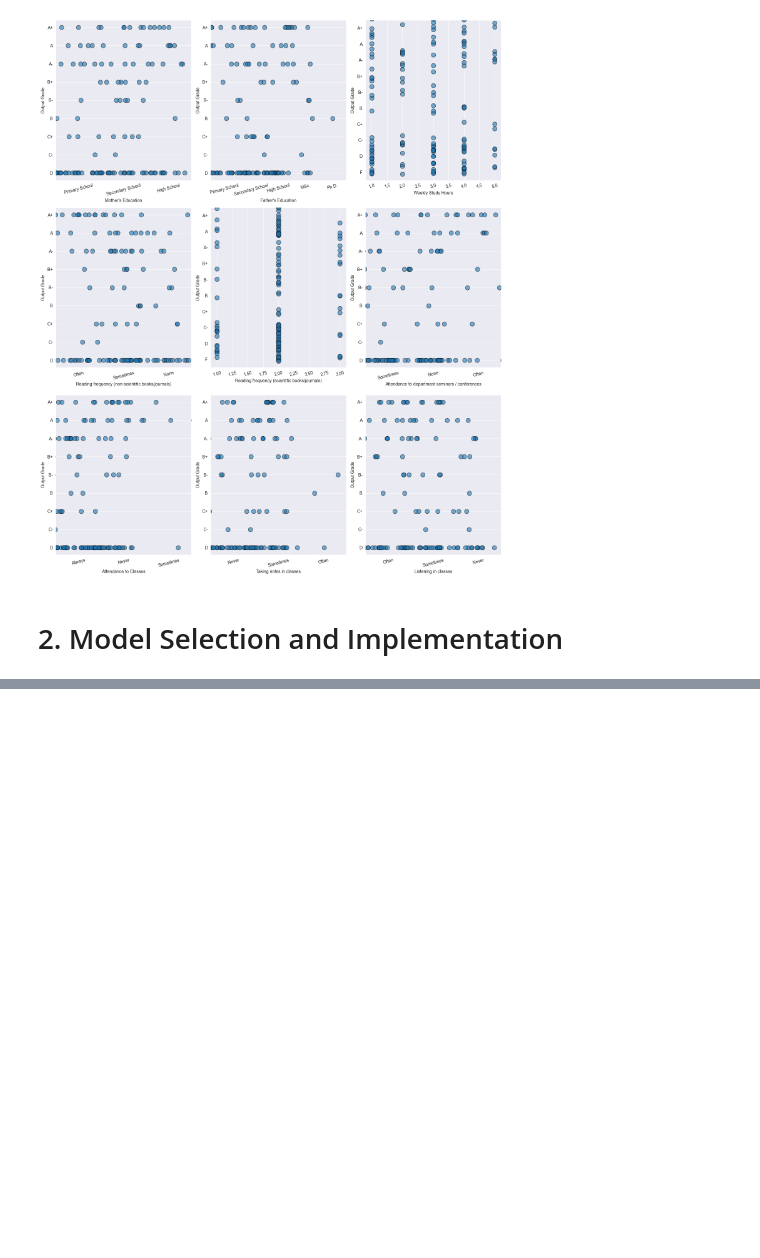
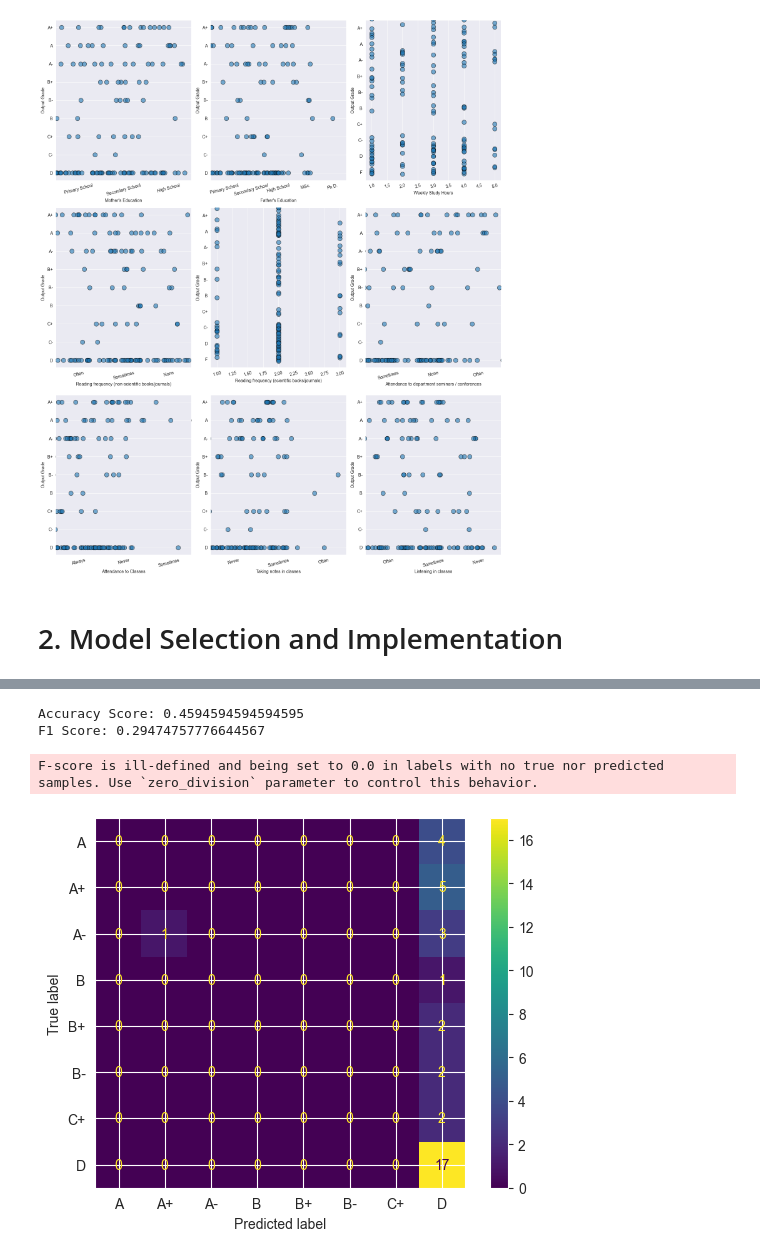
Before and after one commit to aesareen/aesareen.github.io, a Jupyter notebook: assets/jupyter/project_2.ipynb, the cells around one changed output, grey strips where cells are left out. Saved outputs shown, nothing was run; the diff lists cells and outputs as text; code cells hidden in the pictures; blank space fills up the shorter version.

```diff
--- a/assets/jupyter/project_2.ipynb
+++ b/assets/jupyter/project_2.ipynb
@@ -271,0 +296,16 @@ accuracy_score(y_test, gb.predict(X_test))
+# %%
+# Refined Features Support Vector Implementation
+
+svc_rev = SVC(random_state = 11, kernel = 'rbf', degree = 11)
+
+svc_rev.fit(X_train_rev, y_train_rev)
+
+print(f'Accuracy Score: {accuracy_calc(svc_rev, X_test_rev, y_test_rev)}')
+print(f'F1 Score: {f1_score_calc(svc_rev, X_test_rev, y_test_rev)}')
+svc_rev_cm = confusion_matrix_calc(svc_rev, X_test_rev, y_test_rev)
+svc_rev_cm.figure_.savefig('../img/edu_svc_rev_cm.png', dpi=300)
+# %% [output]
+Accuracy Score: 0.4594594594594595
+F1 Score: 0.29474757776644567
+F-score is ill-defined and being set to 0.0 in labels with no true nor predicted samples. Use `zero_division` parameter to control this behavior.
+[figure, added]
```
Also changed, not shown: parts of 14 cells of this notebook, 11 other files.
